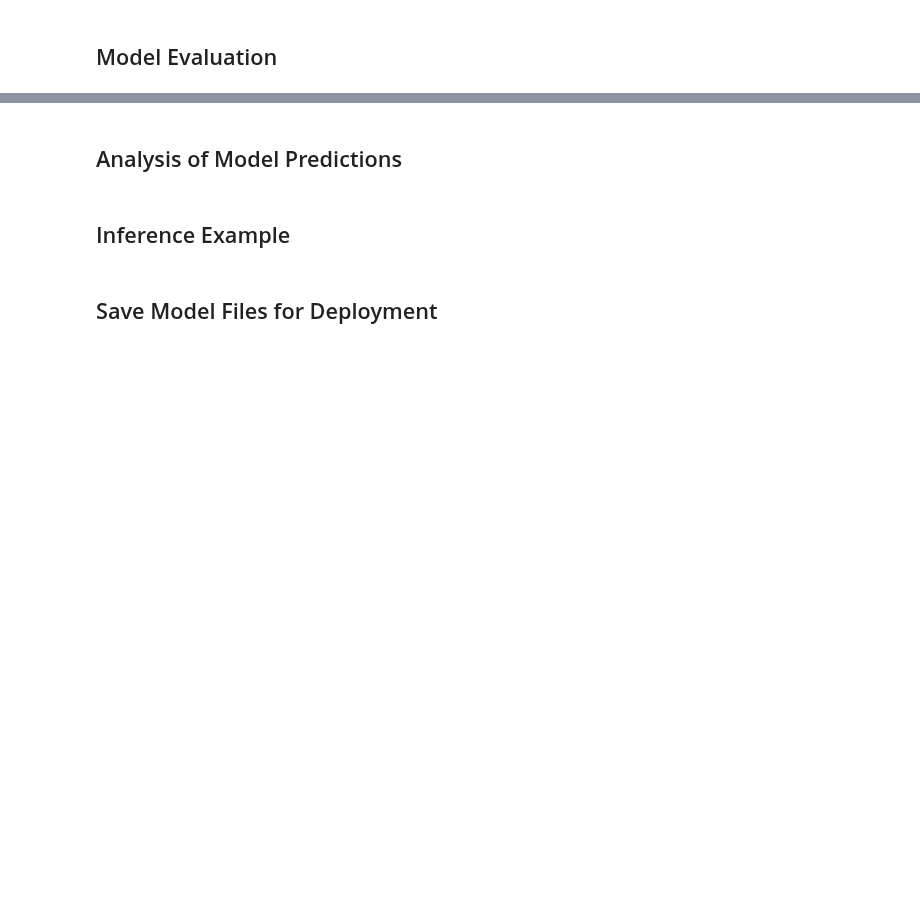
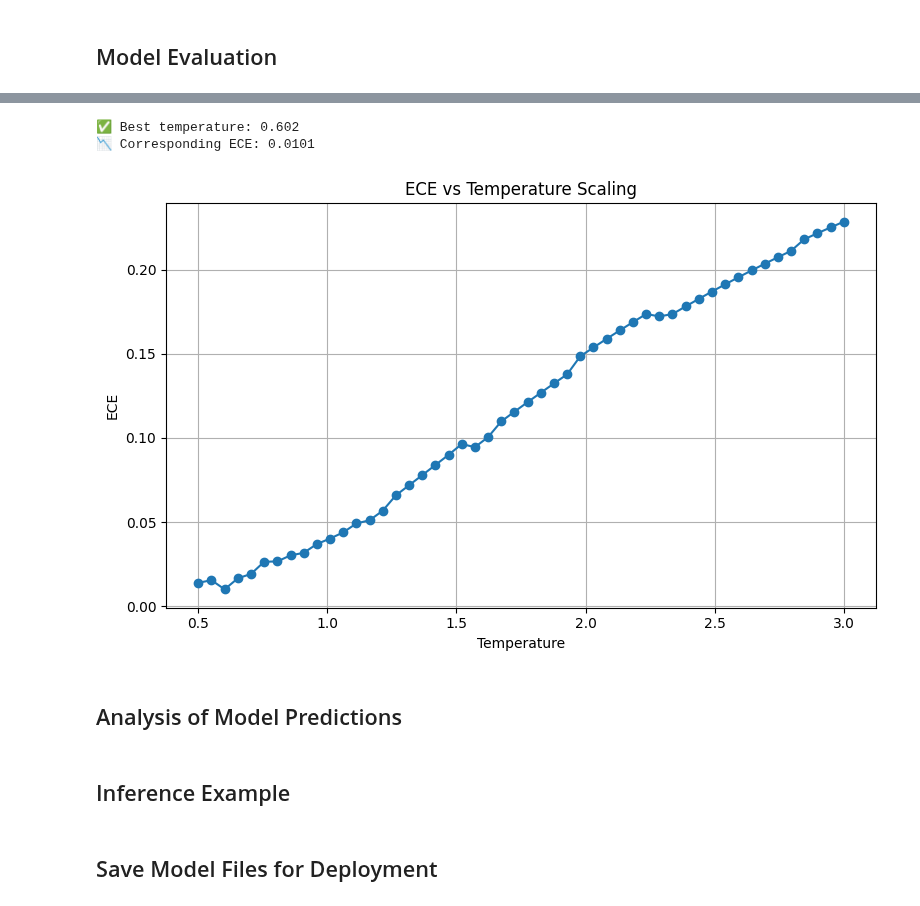
Before and after one commit to les2feup/genai-smartcity, a Jupyter notebook: model/train.ipynb, the cells around one changed output, grey strips where cells are left out. Saved outputs shown, nothing was run; the diff lists cells and outputs as text; code cells hidden in the pictures; blank space fills up the shorter version.

```diff
--- a/model/train.ipynb
+++ b/model/train.ipynb
@@ -369,0 +531,75 @@ GenAI used for smart city application       1.00      1.00      1.00        28
+# %%
+import numpy as np
+
+def compute_ece(probs, labels, n_bins=15):
+    """
+    Computes Expected Calibration Error (ECE).
+    probs: predicted probabilities (N, C)
+    labels: true labels (N,)
+    """
+    confidences = np.max(probs, axis=1)
+    predictions = np.argmax(probs, axis=1)
+    accuracies = (predictions == labels)
+
+    bin_boundaries = np.linspace(0.0, 1.0, n_bins + 1)
+    ece = 0.0
+    bin_centers = []
+    bin_accuracies = []
+    bin_confidences = []
+    bin_sizes = []
+
+    for i in range(n_bins):
+        mask = (confidences > bin_boundaries[i]) & (confidences <= bin_boundaries[i + 1])
+        if np.any(mask):
+            bin_conf = confidences[mask].mean()
+            bin_acc = accuracies[mask].mean()
+            bin_size = mask.sum()
+            ece += np.abs(bin_acc - bin_conf) * (bin_size / len(confidences))
+
+            bin_centers.append((bin_boundaries[i] + bin_boundaries[i+1]) / 2)
+            bin_accuracies.append(bin_acc)
+            bin_confidences.append(bin_conf)
+            bin_sizes.append(bin_size)
+
+    return ece, bin_centers, bin_accuracies, bin_confidences
+
+def find_best_temperature_by_ece(logits, labels, temps=np.linspace(0.5, 3.0, 50)):
+    """
+    Finds the best temperature to minimize Expected Calibration Error (ECE)
+    """
+    best_temp = 1.0
+    best_ece = float('inf')
+    ece_dict = {}
+
+    for T in temps:
+        scaled_logits = logits / T
+        probs = torch.nn.functional.softmax(torch.tensor(scaled_logits), dim=-1).numpy()
+        ece, _, _, _ = compute_ece(probs, labels)
+        ece_dict[T] = ece
+
+        if ece < best_ece:
+            best_ece = ece
+            best_temp = T
+
+    return best_temp, best_ece, ece_dict
+
+val_outputs = trainer.predict(val_dataset)
+val_logits = val_outputs.predictions
+val_labels = val_outputs.label_ids
+
+best_temp, best_ece, ece_log = find_best_temperature_by_ece(val_logits, val_labels)
+
+print(f"✅ Best temperature: {best_temp:.3f}")
+print(f"📉 Corresponding ECE: {best_ece:.4f}")
+
+plt.figure(figsize=(8, 5))
+temps = list(ece_log.keys())
+eces = list(ece_log.values())
+plt.plot(temps, eces, marker="o")
+plt.title("ECE vs Temperature Scaling")
+plt.xlabel("Temperature")
+plt.ylabel("ECE")
+plt.grid(True)
+plt.tight_layout()
+plt.show()
+# %% [output]
@@ -370,3 +607,6 @@ GenAI used for smart city application       1.00      1.00      1.00        28
+✅ Best temperature: 0.602
+📉 Corresponding ECE: 0.0101
+[figure, added]
 # %% [markdown]
 ## Analysis of Model Predictions
 # %%
```
Also changed, not shown: parts of 12 cells of this notebook, 43 other files.
